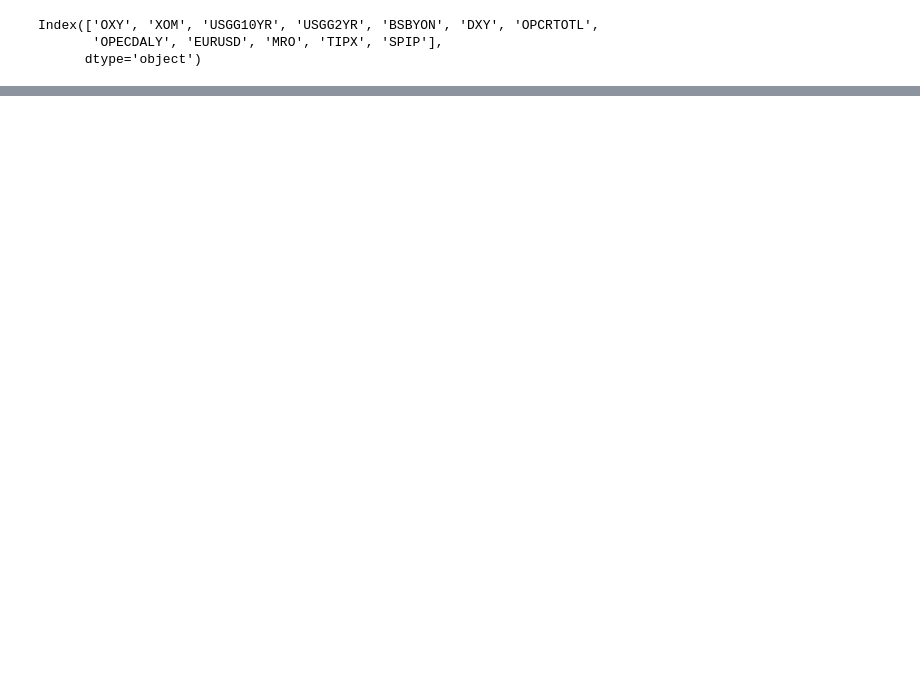
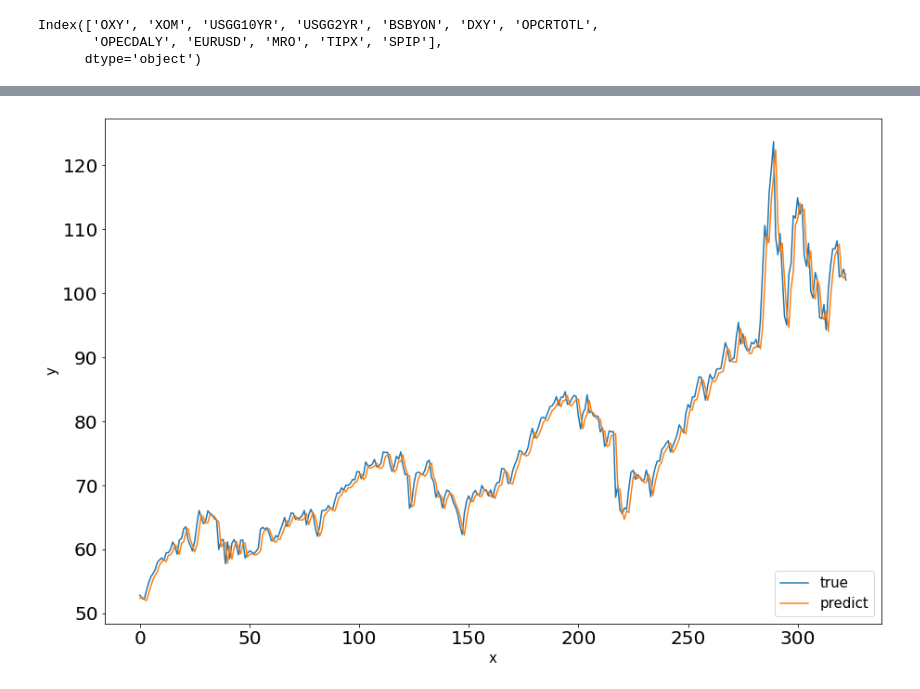
Before and after one commit to raymondcwh/stat4012model, a Jupyter notebook: WTI MLP model.ipynb, the cells around one changed output, grey strips where cells are left out. Cells and saved outputs as stored; diff of their text form; code cells hidden in the pictures; blank space fills up the shorter version.

```diff
--- a/WTI MLP model.ipynb
+++ b/WTI MLP model.ipynb
@@ -6,0 +9,5 @@ import math
+# %%
+start = "2012-03-01"
+end = "2020-03-01"
+ticker = "CL=F"
+df = yf.download(ticker, start=start, end=end, progress=False)
@@ -18,14 +30,22 @@ def compareModelGraph(model1, model2):
     return
 # %%
 class MLP:
-    def __init__(self, xTrain, yTrain, xTest, yTest, batchNorm=None, layerN=3):
-        self.xTrain = xTrain
-        self.yTrain = yTrain
-        self.xTest = xTest
-        self.yTest = yTest
-        self.trainLen = len(xTrain)
+#     def __init__(self, xTrain, yTrain, xTest, yTest, batchNorm=None, layerN=3):
+    def __init__(self, xyTrainTest, batchNorm=None, layerN=3, actFunc="relu", nn=64):
+        actFuncDict = {"relu": tf.nn.relu, "lrelu": tf.keras.layers.LeakyReLU, "tanh": }
+        assert isinstance(xyTrainTest, (list, tuple)) and (len(xyTrainTest) == 4)
+        assert isinstance(actFunc, str) and actFunc.lower() in actFuncDict.keys()
+        assert (batchNorm is None) or isinstance(batchNorm, (int, list))
+        self.xTrain, self.yTrain, self.xTest, self.yTest = xyTrainTest
+#         self.xTrain = xTrain
+#         self.yTrain = yTrain
+#         self.xTest = xTest
+#         self.yTest = yTest
+        self.trainLen = len(self.xTrain)
         self.layerN = layerN
         self.batchNorm = batchNorm
+        self.actFunc = actFunc.lower()
+        self.nn = nn
         return
 
     def buildModel(self):
@@ -33,8 +53,8 @@ class MLP:
         batchNorm = self.batchNorm
         model = tf.keras.models.Sequential()
         for i in range(1,(layerN+1)):
-            model.add(tf.keras.layers.Dense(64, activation=tf.nn.relu))
-            if not batchNorm and ((isinstance(batchNorm, int) and i == batchNorm) or (isinstance(batchNorm, list) and i in batchNorm)):
+            model.add(tf.keras.layers.Dense(64, activation=tf.keras.layers.LeakyReLU(alpha=0.4)))
+            if batchNorm and ((i == batchNorm) or (i in batchNorm)):
                 model.add(tf.keras.layers.BatchNormalization())
         model.add(tf.keras.layers.Dense(1, activation=tf.nn.relu))
         optimizer = tf.keras.optimizers.Adam(learning_rate=0.01)
@@ -43,13 +63,13 @@ class MLP:
 
     def train(self, bs=32, ntry=10):
         model = self.buildModel()
-        model.fit(self.xTrain, self.yTrain, batch_size=bs, epochs=100, shuffle=True)
+        model.fit(self.xTrain, self.yTrain, batch_size=bs, epochs=100, shuffle=True, verbose=0)
         self.bestModel = model
         bestLoss = model.evaluate(self.xTrain[-50:], self.yTrain[-50:])
 
         for i in range(ntry):
             model = self.buildModel()
-            model.fit(self.xTrain, self.yTrain, batch_size=bs, epochs=100, shuffle=True)
+            model.fit(self.xTrain, self.yTrain, batch_size=bs, epochs=100, shuffle=True, verbose=0)
             if model.evaluate(self.xTrain, self.yTrain) < bestLoss:
                 self.bestModel = model
                 bestLoss = model.evaluate(self.xTrain[-50:], self.yTrain[-50:])
@@ -71,7 +91,7 @@ class MLP:
         plt.rcParams["font.size"] = "20"
         plt.plot(range(testLen), self.yTest, label="true")
         plt.plot(range(testLen), self.yPred, label="predict")
-        plt.title(f"{} {}")
+#         plt.title(f"{} {}")
         plt.ylabel("y", fontsize=15)
         plt.xlabel("x", fontsize=15)
         plt.legend(loc="lower right", fontsize=15)
@@ -121,7 +141,7 @@ class Data:
             assert self.dataMidNoNA(df)
 
         if logRet:
-            df = np.log(df/df.shift()).dropna()
+            df = np.log(df/df.shift()).dropna() * 100
 
         if trainLen is None:
             trainLen = math.ceil(len(df) * split)
@@ -151,4 +171,4 @@ class Data:
             yTestL.append([priceTest[i+seqLen]])
         self.trainLen = trainLen
         self.testStartDate = df.index[trainLen]
-        return np.array(xTrainL), np.array(yTrainL), np.array(xTestL), np.array(yTestL)
+        return [np.array(xTrainL), np.array(yTrainL), np.array(xTestL), np.array(yTestL)]
@@ -287,0 +304,4 @@ TypeError: argument of type 'NoneType' is not iterable
+# %%
+xTrain, yTrain, xTest, yTest = data.generate_train_test(5)
+modelP_Bfull = MLP([xTrain, yTrain, xTest, yTest])
+modelP_Bfull.train()
@@ -287,0 +322,4 @@ TypeError: argument of type 'NoneType' is not iterable
+# %%
+modelP_Bfull.genGraph()
+# %% [output]
+[figure, added]
```
Also changed, not shown: parts of 21 cells of this notebook.
